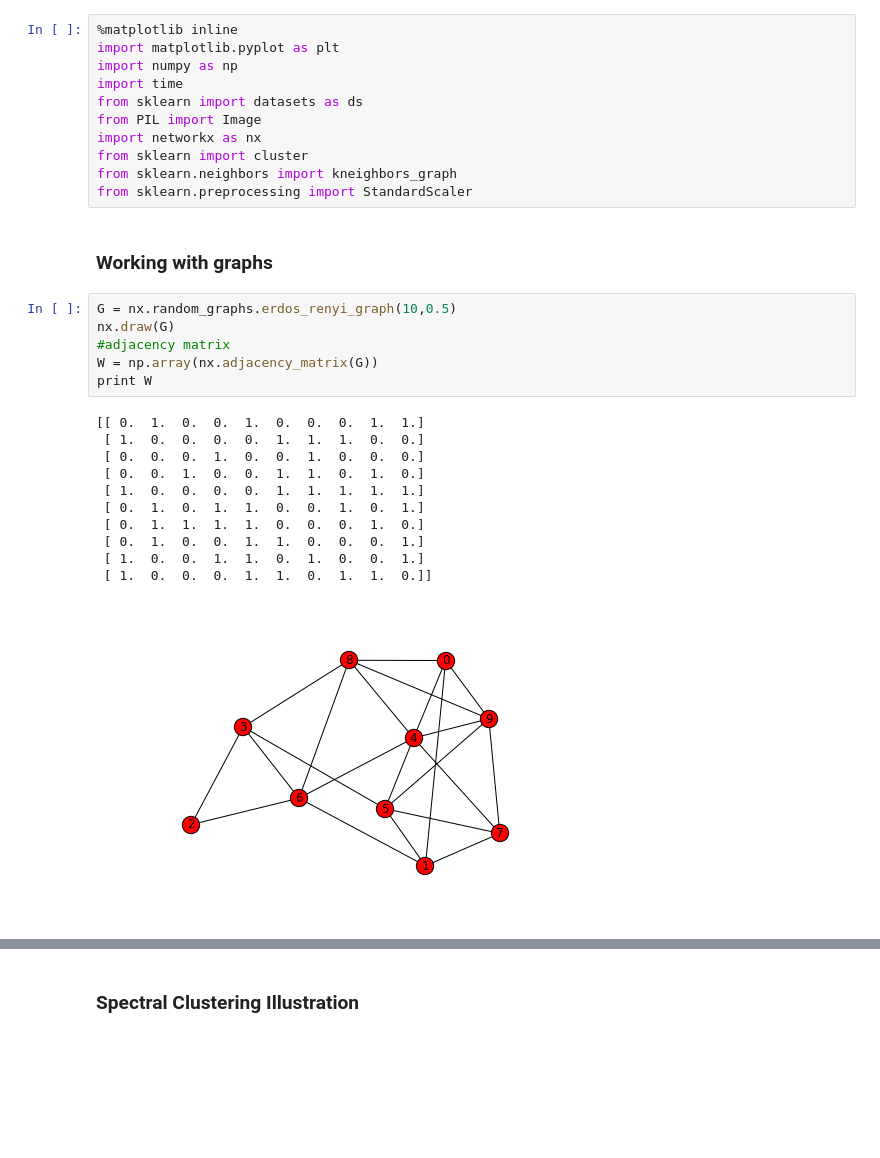
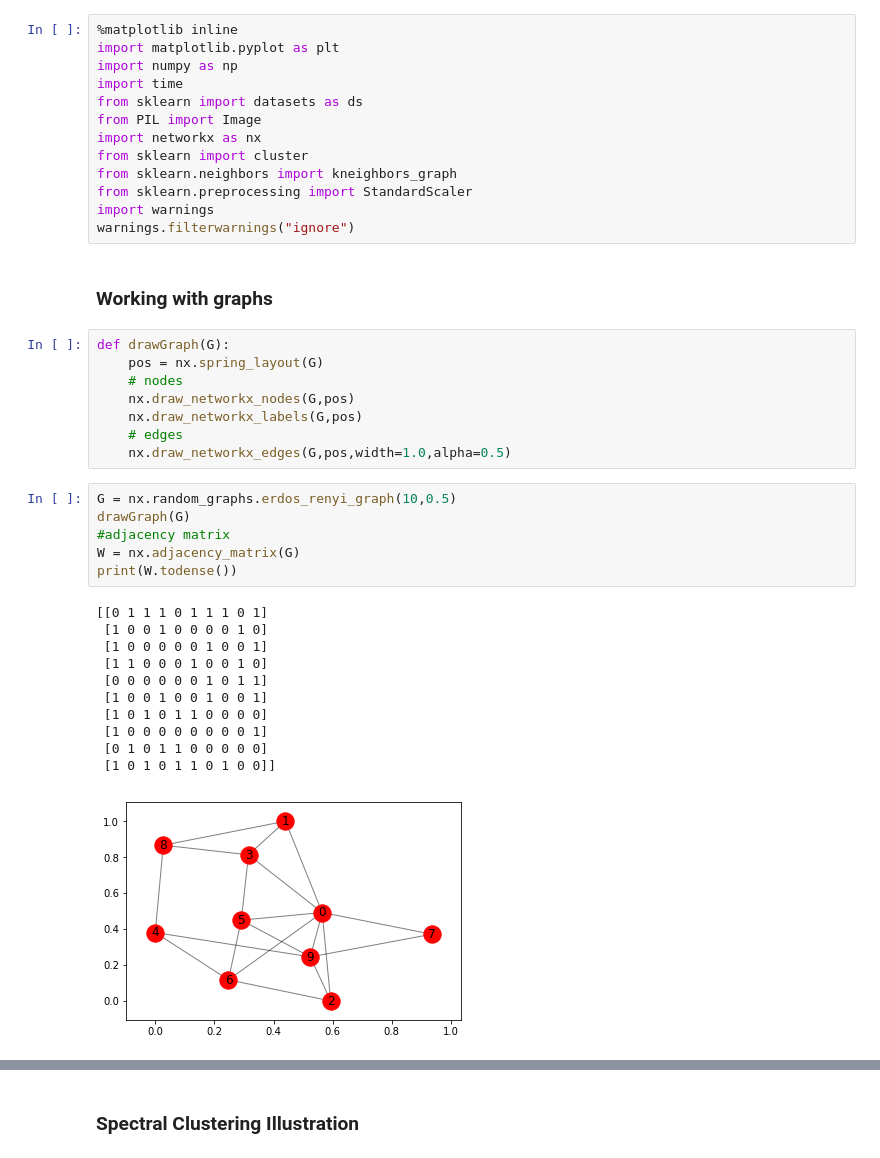
Before and after one commit to ubdsgroup/mlcourse-ub-notebooks, a Jupyter notebook: notebooks/SpectralClusteringDemo.ipynb, the cells around one changed output, grey strips where cells are left out. Cells and saved outputs as stored; diff of their text form; blank space fills up the shorter version.

Commit message:
Updated print statements

```diff
--- a/notebooks/SpectralClusteringDemo.ipynb
+++ b/notebooks/SpectralClusteringDemo.ipynb
@@ -9,25 +9,35 @@ import networkx as nx
 from sklearn import cluster
 from sklearn.neighbors import kneighbors_graph
 from sklearn.preprocessing import StandardScaler
+import warnings
+warnings.filterwarnings("ignore")
 # %% [markdown]
 ### Working with graphs
+# %%
+def drawGraph(G):
+    pos = nx.spring_layout(G)
+    # nodes
+    nx.draw_networkx_nodes(G,pos)
+    nx.draw_networkx_labels(G,pos)
+    # edges
+    nx.draw_networkx_edges(G,pos,width=1.0,alpha=0.5)
 # %%
 G = nx.random_graphs.erdos_renyi_graph(10,0.5)
-nx.draw(G)
+drawGraph(G)
 #adjacency matrix
-W = np.array(nx.adjacency_matrix(G))
-print W
+W = nx.adjacency_matrix(G)
+print(W.todense())
 # %% [output]
-[[ 0.  1.  0.  0.  1.  0.  0.  0.  1.  1.]
- [ 1.  0.  0.  0.  0.  1.  1.  1.  0.  0.]
- [ 0.  0.  0.  1.  0.  0.  1.  0.  0.  0.]
- [ 0.  0.  1.  0.  0.  1.  1.  0.  1.  0.]
- [ 1.  0.  0.  0.  0.  1.  1.  1.  1.  1.]
- [ 0.  1.  0.  1.  1.  0.  0.  1.  0.  1.]
- [ 0.  1.  1.  1.  1.  0.  0.  0.  1.  0.]
- [ 0.  1.  0.  0.  1.  1.  0.  0.  0.  1.]
- [ 1.  0.  0.  1.  1.  0.  1.  0.  0.  1.]
- [ 1.  0.  0.  0.  1.  1.  0.  1.  1.  0.]]
+[[0 1 1 1 0 1 1 1 0 1]
+ [1 0 0 1 0 0 0 0 1 0]
+ [1 0 0 0 0 0 1 0 0 1]
+ [1 1 0 0 0 1 0 0 1 0]
+ [0 0 0 0 0 0 1 0 1 1]
+ [1 0 0 1 0 0 1 0 0 1]
+ [1 0 1 0 1 1 0 0 0 0]
+ [1 0 0 0 0 0 0 0 0 1]
+ [0 1 0 1 1 0 0 0 0 0]
+ [1 0 1 0 1 1 0 1 0 0]]
-[figure, old version]
+[figure, new version]
 # %%
 # compute Laplacian
```
Also changed, not shown: parts of 17 cells of this notebook.
